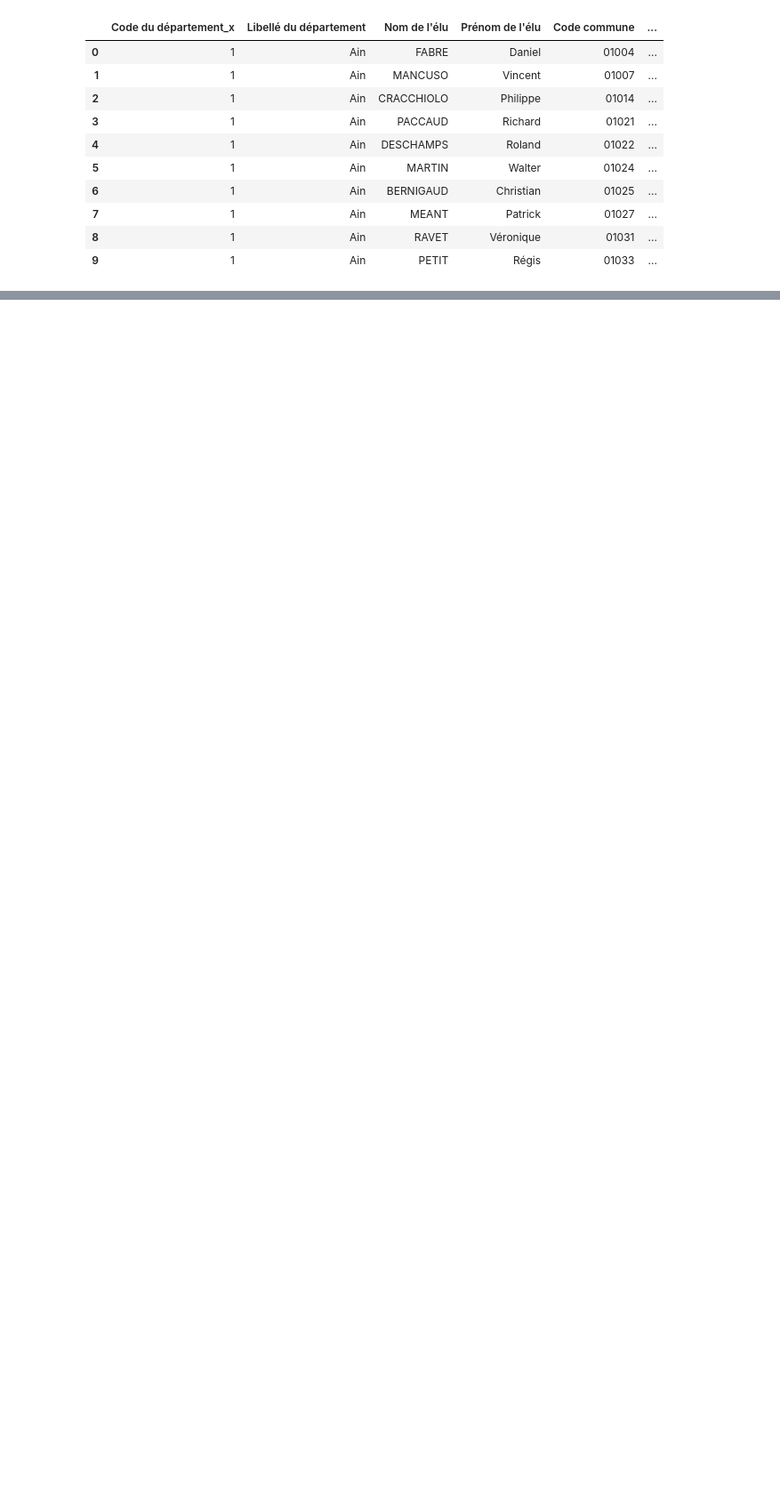
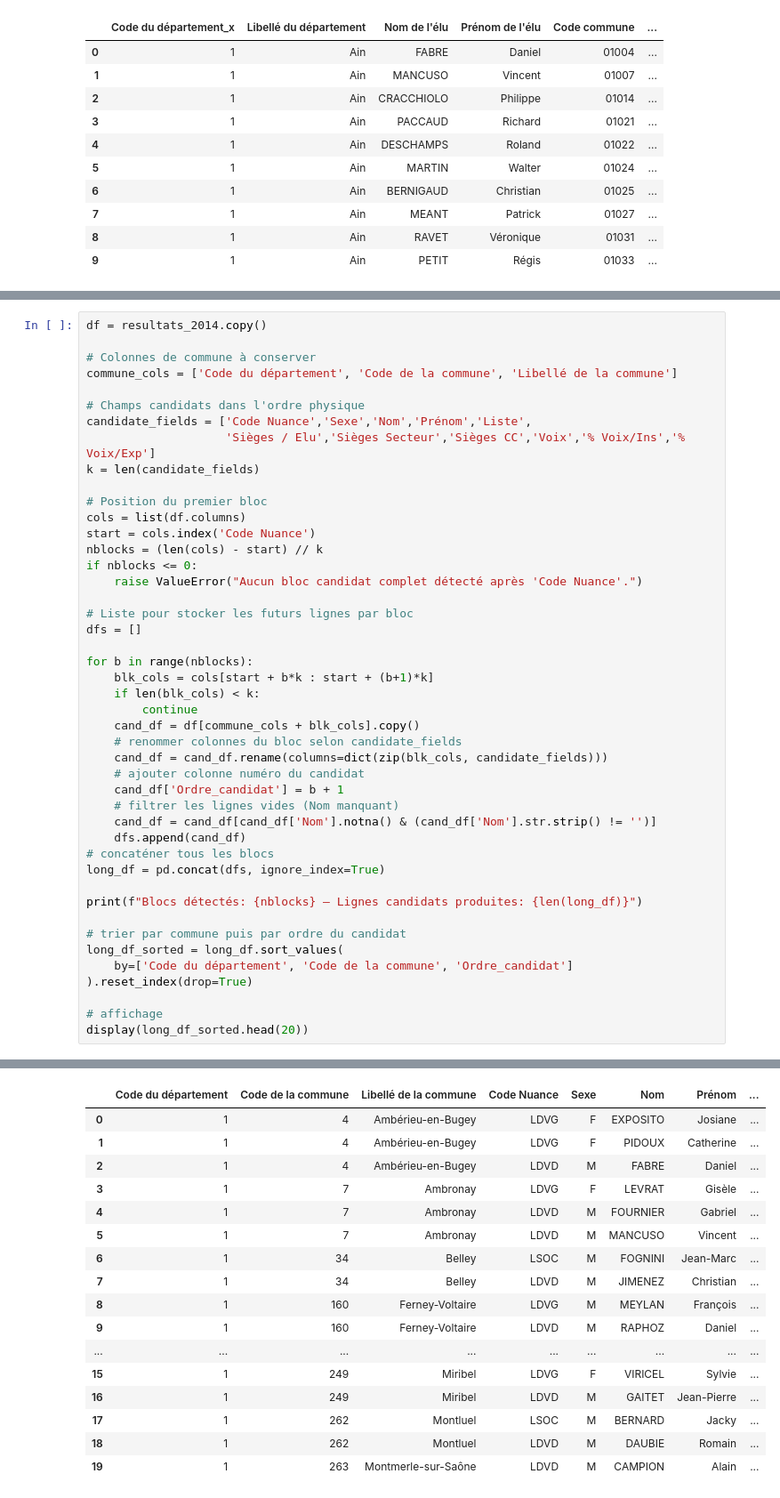
Before and after one commit to isa-j/Python-project, a Jupyter notebook: Data formatting.ipynb, the cells around one changed output, grey strips where cells are left out. Shown: that part at 89% size. Cells and saved outputs as stored; diff of their text form; blank space fills up the shorter version.

```diff
--- a/Data formatting.ipynb
+++ b/Data formatting.ipynb
@@ -90,0 +143,46 @@ UnicodeDecodeError: 'utf-8' codec can't decode byte 0xe9 in position 26: invalid
+# %%
+df = resultats_2014.copy()
+
+# Colonnes de commune à conserver
+commune_cols = ['Code du département', 'Code de la commune', 'Libellé de la commune']
+
+# Champs candidats dans l'ordre physique
+candidate_fields = ['Code Nuance','Sexe','Nom','Prénom','Liste',
+                    'Sièges / Elu','Sièges Secteur','Sièges CC','Voix','% Voix/Ins','% Voix/Exp']
+k = len(candidate_fields)
+
+# Position du premier bloc
+cols = list(df.columns)
+start = cols.index('Code Nuance')
+nblocks = (len(cols) - start) // k
+if nblocks <= 0:
+    raise ValueError("Aucun bloc candidat complet détecté après 'Code Nuance'.")
+
+# Liste pour stocker les futurs lignes par bloc
+dfs = []
+
+for b in range(nblocks):
+    blk_cols = cols[start + b*k : start + (b+1)*k]
+    if len(blk_cols) < k:
+        continue
+    cand_df = df[commune_cols + blk_cols].copy()
+    # renommer colonnes du bloc selon candidate_fields
+    cand_df = cand_df.rename(columns=dict(zip(blk_cols, candidate_fields)))
+    # ajouter colonne numéro du candidat
+    cand_df['Ordre_candidat'] = b + 1
+    # filtrer les lignes vides (Nom manquant)
+    cand_df = cand_df[cand_df['Nom'].notna() & (cand_df['Nom'].str.strip() != '')]
+    dfs.append(cand_df)
+# concaténer tous les blocs
+long_df = pd.concat(dfs, ignore_index=True)
+
+print(f"Blocs détectés: {nblocks} — Lignes candidats produites: {len(long_df)}")
+
+# trier par commune puis par ordre du candidat
+long_df_sorted = long_df.sort_values(
+    by=['Code du département', 'Code de la commune', 'Ordre_candidat']
+).reset_index(drop=True)
+
+# affichage
+display(long_df_sorted.head(20))
+# %% [output]
@@ -90,0 +190,17 @@ UnicodeDecodeError: 'utf-8' codec can't decode byte 0xe9 in position 26: invalid
+|  | Code du département | Code de la commune | Libellé de la commune | Code Nuance | Sexe | Nom | Prénom | ... |
+| 0 | 1 | 4 | Ambérieu-en-Bugey | LDVG | F | EXPOSITO | Josiane | ... |
+| 1 | 1 | 4 | Ambérieu-en-Bugey | LDVG | F | PIDOUX | Catherine | ... |
+| 2 | 1 | 4 | Ambérieu-en-Bugey | LDVD | M | FABRE | Daniel | ... |
+| 3 | 1 | 7 | Ambronay | LDVG | F | LEVRAT | Gisèle | ... |
+| 4 | 1 | 7 | Ambronay | LDVD | M | FOURNIER | Gabriel | ... |
+| 5 | 1 | 7 | Ambronay | LDVD | M | MANCUSO | Vincent | ... |
+| 6 | 1 | 34 | Belley | LSOC | M | FOGNINI | Jean-Marc | ... |
+| 7 | 1 | 34 | Belley | LDVD | M | JIMENEZ | Christian | ... |
+| 8 | 1 | 160 | Ferney-Voltaire | LDVG | M | MEYLAN | François | ... |
+| 9 | 1 | 160 | Ferney-Voltaire | LDVD | M | RAPHOZ | Daniel | ... |
+| ... | ... | ... | ... | ... | ... | ... | ... | ... |
+| 15 | 1 | 249 | Miribel | LDVG | F | VIRICEL | Sylvie | ... |
+| 16 | 1 | 249 | Miribel | LDVD | M | GAITET | Jean-Pierre | ... |
+| 17 | 1 | 262 | Montluel | LSOC | M | BERNARD | Jacky | ... |
+| 18 | 1 | 262 | Montluel | LDVD | M | DAUBIE | Romain | ... |
+| 19 | 1 | 263 | Montmerle-sur-Saône | LDVD | M | CAMPION | Alain | ... |
```
Also changed, not shown: parts of 7 cells of this notebook.
